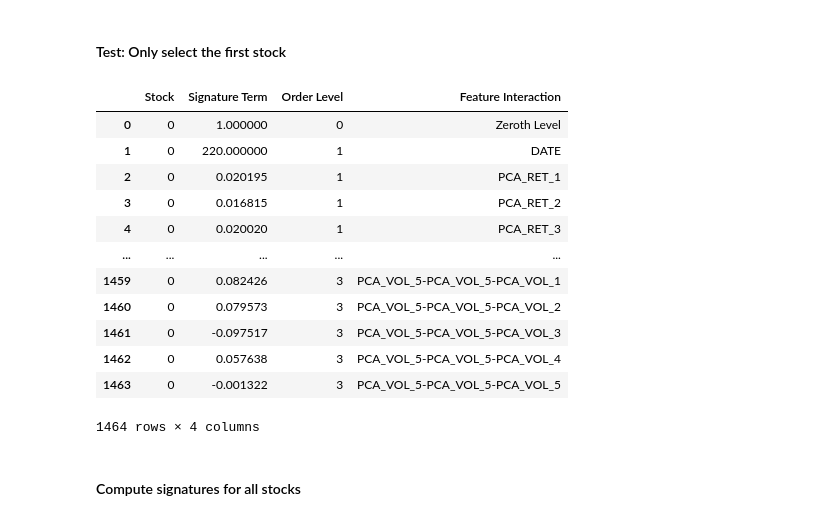
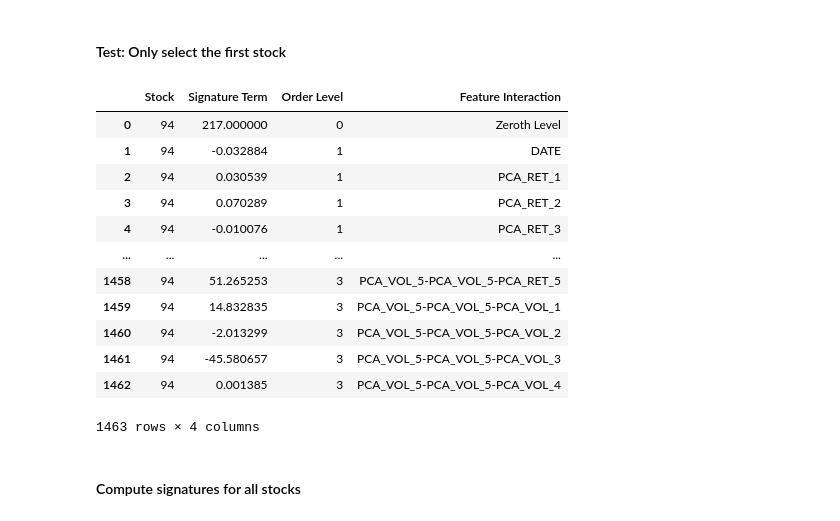
Before and after one commit to george-lhj/Transfer_Learning_for_Stock_Prediction, a Jupyter notebook: Sig.ipynb, the cells around one changed output. Saved outputs shown, nothing was run; the diff lists cells and outputs as text; code cells hidden in the pictures.

```diff
--- a/Sig.ipynb
+++ b/Sig.ipynb
@@ -79,7 +73,7 @@ plan：
 # Fill NaN with 0
 df = df.fillna(0)
 # Keep only the selected columns
-selected_columns = ['ID', 'DATE', 'STOCK'] + [col for col in df.columns if col.startswith(('RET_', 'VOLUME_'))]
-df = df[selected_columns]
+# selected_columns = ['ID', 'DATE', 'STOCK'] + [col for col in df.columns if col.startswith(('RET_', 'VOLUME_'))]
+# df = df[selected_columns]
 df
 # %% [output]
@@ -105,14 +99,14 @@ vol_cols = [col for col in df.columns if col.startswith('VOLUME_')]
 # Apply PCA to returns
 pca_ret = PCA(n_components=5)
 ret_pca = pca_ret.fit_transform(df[ret_cols])
-ret_pca_df = pd.DataFrame(data=ret_pca, columns=[f'PCA_RET_{i+1}' for i in range(5)], index=df.index)  # Keep original index
+ret_pca_df = pd.DataFrame(data=ret_pca, columns=[f'PCA_RET_{i+1}' for i in range(5)], index=df.index)
 
 # Apply PCA to volume
 pca_vol = PCA(n_components=5)
 vol_pca = pca_vol.fit_transform(df[vol_cols])
-vol_pca_df = pd.DataFrame(data=vol_pca, columns=[f'PCA_VOL_{i+1}' for i in range(5)], index=df.index)  # Keep original index
+vol_pca_df = pd.DataFrame(data=vol_pca, columns=[f'PCA_VOL_{i+1}' for i in range(5)], index=df.index)
 
 # Concatenate PCA results
-df_pca = pd.concat([df[['ID', 'DATE', 'STOCK']], ret_pca_df, vol_pca_df], axis=1)
+df_pca = pd.concat([df[['ID', 'DATE', 'STOCK', 'INDUSTRY', 'INDUSTRY_GROUP', 'SECTOR', 'SUB_INDUSTRY']], ret_pca_df, vol_pca_df], axis=1)
 df_pca
 # %% [output]
@@ -142,60 +136,59 @@ signature_data = []
 # %% [markdown]
 #### Test: Only select the first stock
 # %%
-
-first_stock_name = df_pca['STOCK'].unique()[0]
+first_stock_name = df_pca['STOCK'].unique()[92]
 first_stock_df = df_pca[df_pca['STOCK'] == first_stock_name].sort_values(by="DATE")  # Ensure chronological order
 
 # Extract relevant columns as time-series path
 path = first_stock_df[features].values
 
 # Compute the signature for this stock's path
-signature = esig.stream2sig(path, n)
+signature = iisignature.sig(path, n)
 signature_list = list(signature)
 
 # Generate feature interaction labels
 multi_index_labels = ["Zeroth Level"]
 level_counts = [0]
 for level in range(1, n + 1):
     indices = list(itertools.product(range(d), repeat=level))  # Generate index sequences
     for idx in indices:
         term_label = '-'.join([features[i] for i in idx])  # Convert index to feature names
         multi_index_labels.append(term_label)
         level_counts.append(level)
 
 # Ensure array sizes match
 min_length = min(len(signature_list), len(multi_index_labels), len(level_counts))
 signature_list = signature_list[:min_length]
 multi_index_labels = multi_index_labels[:min_length]
 level_counts = level_counts[:min_length]
 
 # Store results with stock metadata
 signature_data = []
 for i in range(min_length):
     signature_data.append({
         'Stock': first_stock_name,
         'Signature Term': signature_list[i],
         'Order Level': level_counts[i],
         'Feature Interaction': multi_index_labels[i]
     })
 
 # Convert to DataFrame and display
 signature_df = pd.DataFrame(signature_data)
 signature_df
 # %% [output]
 |  | Stock | Signature Term | Order Level | Feature Interaction |
-| 0 | 0 | 1.000000 | 0 | Zeroth Level |
-| 1 | 0 | 220.000000 | 1 | DATE |
-| 2 | 0 | 0.020195 | 1 | PCA_RET_1 |
-| 3 | 0 | 0.016815 | 1 | PCA_RET_2 |
-| 4 | 0 | 0.020020 | 1 | PCA_RET_3 |
+| 0 | 94 | 217.000000 | 0 | Zeroth Level |
+| 1 | 94 | -0.032884 | 1 | DATE |
+| 2 | 94 | 0.030539 | 1 | PCA_RET_1 |
+| 3 | 94 | 0.070289 | 1 | PCA_RET_2 |
+| 4 | 94 | -0.010076 | 1 | PCA_RET_3 |
 | ... | ... | ... | ... | ... |
-| 1459 | 0 | 0.082426 | 3 | PCA_VOL_5-PCA_VOL_5-PCA_VOL_1 |
-| 1460 | 0 | 0.079573 | 3 | PCA_VOL_5-PCA_VOL_5-PCA_VOL_2 |
-| 1461 | 0 | -0.097517 | 3 | PCA_VOL_5-PCA_VOL_5-PCA_VOL_3 |
-| 1462 | 0 | 0.057638 | 3 | PCA_VOL_5-PCA_VOL_5-PCA_VOL_4 |
-| 1463 | 0 | -0.001322 | 3 | PCA_VOL_5-PCA_VOL_5-PCA_VOL_5 |
+| 1458 | 94 | 51.265253 | 3 | PCA_VOL_5-PCA_VOL_5-PCA_RET_5 |
+| 1459 | 94 | 14.832835 | 3 | PCA_VOL_5-PCA_VOL_5-PCA_VOL_1 |
+| 1460 | 94 | -2.013299 | 3 | PCA_VOL_5-PCA_VOL_5-PCA_VOL_2 |
+| 1461 | 94 | -45.580657 | 3 | PCA_VOL_5-PCA_VOL_5-PCA_VOL_3 |
+| 1462 | 94 | 0.001385 | 3 | PCA_VOL_5-PCA_VOL_5-PCA_VOL_4 |
-1464 rows × 4 columns
+1463 rows × 4 columns
 # %% [markdown]
 #### Compute signatures for all stocks
 # %%
```
Also changed, not shown: parts of 6 cells of this notebook.
